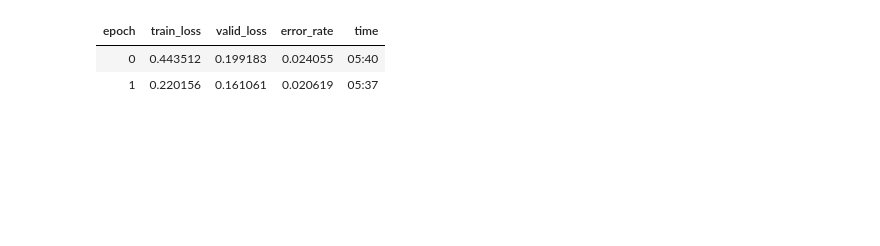
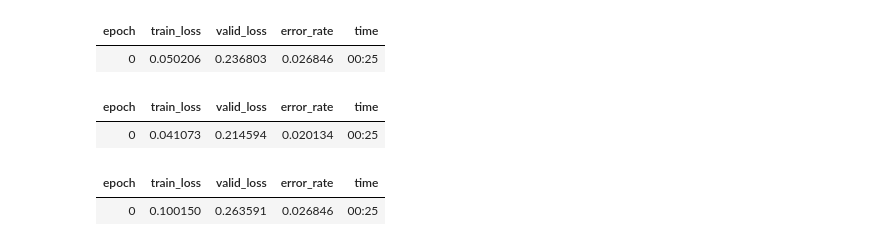
Before and after one commit to gapon/pomodoro_tracker, a Jupyter notebook: train_model.ipynb, the cells around one changed output. Drawn from its saved outputs; the diff is of its cells as text; code cells hidden in the pictures; blank space fills up the shorter version.

Commit message:
Migrate to fastai2

```diff
--- a/train_model.ipynb
+++ b/train_model.ipynb
@@ -18,0 +1,11 @@ Path: data
+# %%
+from fastai.vision.all import *
+from fastai.metrics import error_rate
+
+#path_img = 'data'
+bs = 128
+
+from google.colab import drive
+drive.mount('/content/drive')
+
+path_img = 'drive/My Drive/code/pomodoro_tracker/data'
@@ -19,4 +14,2 @@ Path: data
 # %%
-data = ImageDataBunch.from_folder(path_img, valid_pct=0.2, bs=bs, size=224).normalize(imagenet_stats)
-data.show_batch(rows=4, figsize=(10,10))
-#print(data.classes)
+dls = ImageDataLoaders.from_folder(path_img, valid_pct=0.2, bs=bs, item_tfms=Resize(224))
@@ -25,2 +20,2 @@ data.show_batch(rows=4, figsize=(10,10))
 # %%
-learn = cnn_learner(data, models.resnet34, metrics=error_rate)
+learn = cnn_learner(dls, resnet34, metrics=error_rate)
@@ -38,6 +24,12 @@ LR Finder is complete, type {learner_name}.recorder.plot() to see the graph.
+# %%
+learn.fine_tune(3)
+# %% [output]
+| epoch | train_loss | valid_loss | error_rate | time |
+| 0 | 0.050206 | 0.236803 | 0.026846 | 00:25 |
+| epoch | train_loss | valid_loss | error_rate | time |
+| 0 | 0.041073 | 0.214594 | 0.020134 | 00:25 |
 # %%
-learn.fit_one_cycle(2, 1e-3)
+learn.fit_one_cycle(1, 1e-3)
 # %% [output]
 | epoch | train_loss | valid_loss | error_rate | time |
-| 0 | 0.443512 | 0.199183 | 0.024055 | 05:40 |
-| 1 | 0.220156 | 0.161061 | 0.020619 | 05:37 |
+| 0 | 0.100150 | 0.263591 | 0.026846 | 00:25 |
```
Also changed, not shown: parts of 26 cells of this notebook.
